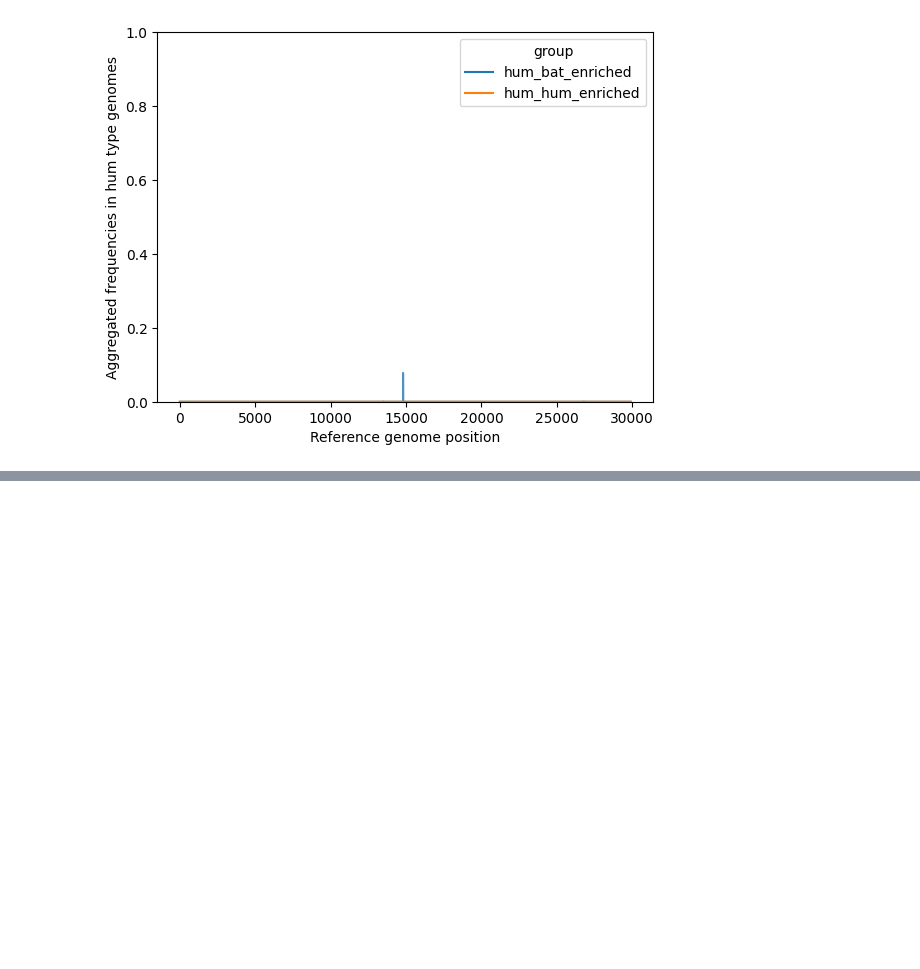
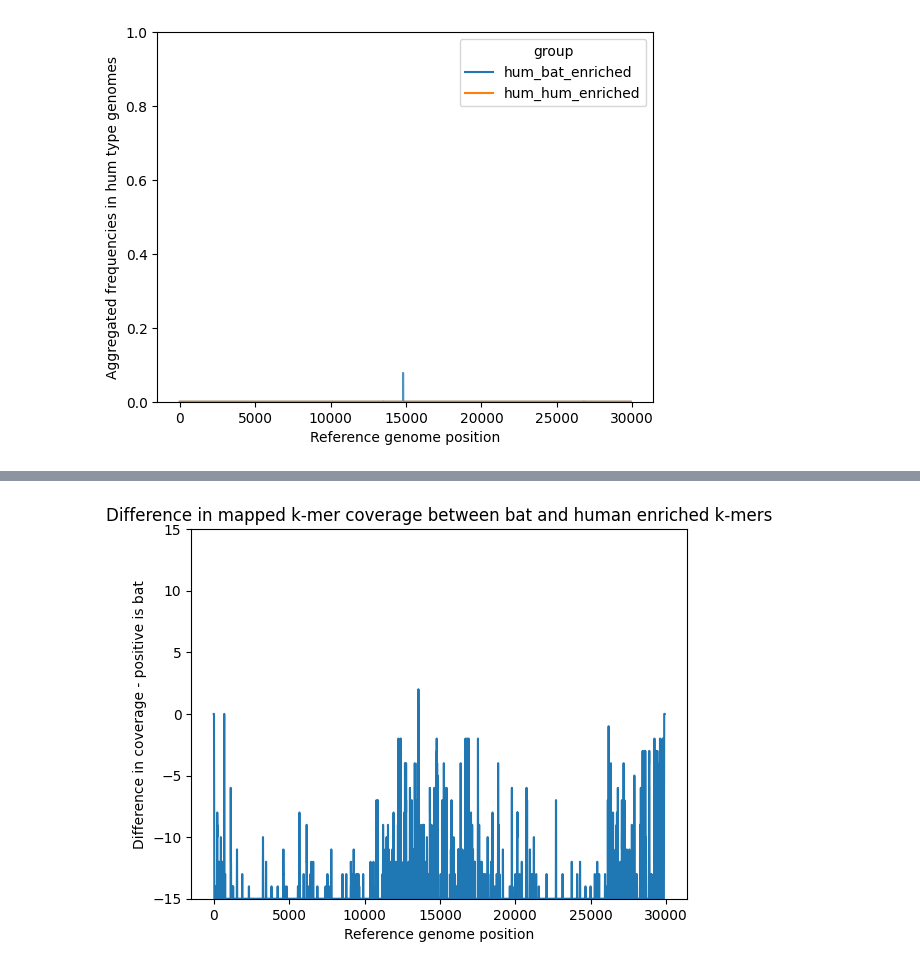
Before and after one commit to wis-janusz/PORT-EK2, a Jupyter notebook: notebooks/bat_analysis.ipynb, the cells around one changed output, grey strips where cells are left out. Cells and saved outputs as stored; diff of their text form; code cells hidden in the pictures; blank space fills up the shorter version.

```diff
--- a/notebooks/bat_analysis.ipynb
+++ b/notebooks/bat_analysis.ipynb
@@ -471,3 +474,14 @@ mut_df
 | G29688A | G | 29688 | A | bat_enriched | [CTTTAATCAATGTGT, TTAATCAATGTGTAA... | 0.600760 | 0.000000 |  |
 | T29758G | T | 29758 | G | bat_enriched | [GTACGATCGAGGGTA, TACGATCGAGGGTAC... | 0.665399 | 0.000000 |  |
 | C29769T | C | 29769 | T | bat_enriched | [GAGGGTACAGTGAAT, GGTACAGTGAATAAT... | 0.669202 | 0.000000 |  |
+# %%
+kmer_coverage["diff"] = kmer_coverage["bat_enriched"] - kmer_coverage["hum_enriched"]
+fig, ax = plt.subplots()
+ax.set_ylim(-15,15)
+ax.set_title("Difference in mapped k-mer coverage between bat and human enriched k-mers")
+ax.set_xlabel("Reference genome position")
+ax.set_ylabel("Difference in coverage - positive is bat")
+sns.lineplot(kmer_coverage["diff"])
+plt.savefig("../output/bat/mapped_coverage_diference.svg", dpi=600, format="svg", bbox_inches = "tight")
+# %% [output]
+[figure, added]
```
Also changed, not shown: parts of 8 cells of this notebook, 3 other files.
